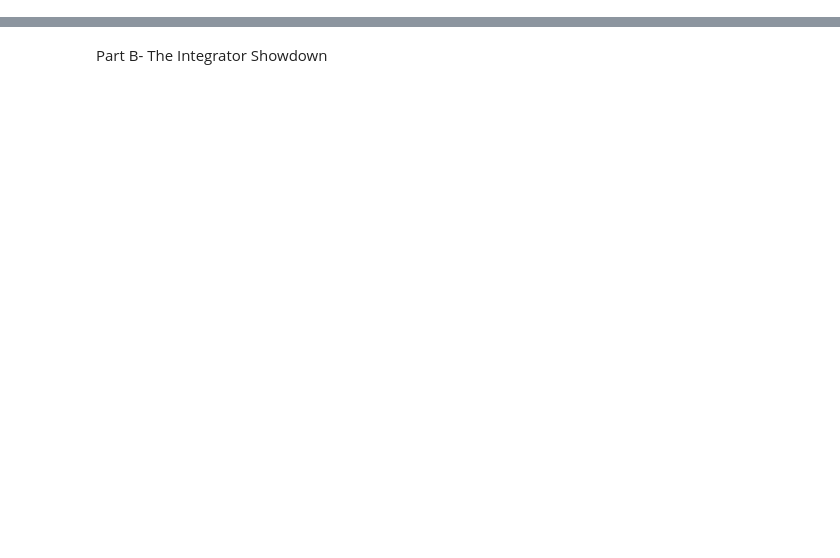
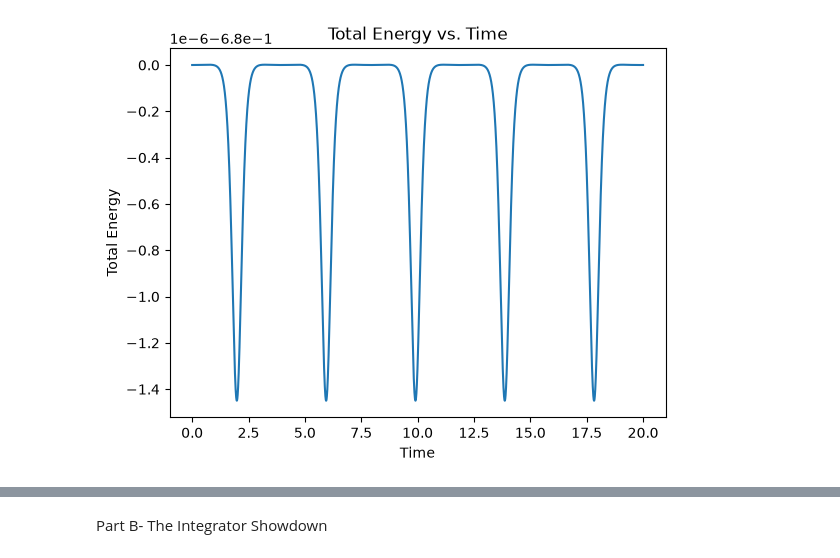
Before and after one commit to blannerd-png/phys311, a Jupyter notebook: labs/lab05/lab05_orbits.ipynb, the cells around one changed output, grey strips where cells are left out. Drawn from its saved outputs; the diff is of its cells as text; code cells hidden in the pictures; blank space fills up the shorter version.

```diff
--- a/labs/lab05/lab05_orbits.ipynb
+++ b/labs/lab05/lab05_orbits.ipynb
@@ -67,0 +70,37 @@ plt.show()
+# %%
+#Functions to calculate kinetic energy, potential energy, and angular momentum
+def energy(r, v, G=1.0, M=1.0, m=1.0):
+    ke = 0.5 * m * np.dot(v, v)
+    pe = -G * M * m / np.linalg.norm(r)
+    return ke + pe
+
+def ang_momentum(r, v, m=1.0):
+
+    return m * (r[0] * v[1] - r[1] * v[0])
+# %%
+#Energies and Momentum for every timestep
+energies = []
+
+for r, v in zip(rs, vs):
+    energies.append(energy(r, v))
+
+energies = np.array(energies)
+
+angular_momenta = []
+
+for r, v in zip(rs, vs):
+    angular_momenta.append(ang_momentum(r, v))
+
+angular_momenta = np.array(angular_momenta)
+# %%
+plt.figure()
+
+plt.plot(ts, energies)
+
+plt.xlabel("Time")
+plt.ylabel("Total Energy")
+plt.title("Total Energy vs. Time")
+
+plt.show()
+# %% [output]
+[figure, added]
```
Also changed, not shown: parts of 41 cells of this notebook.
